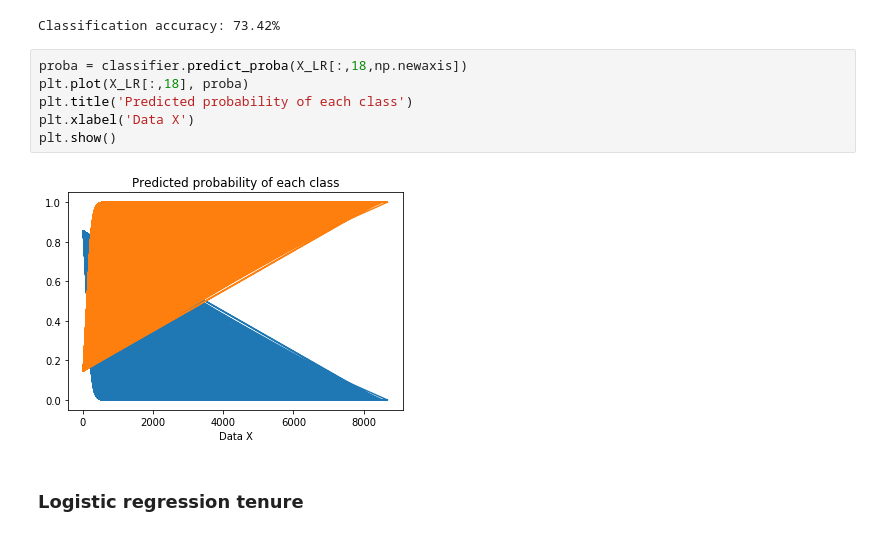
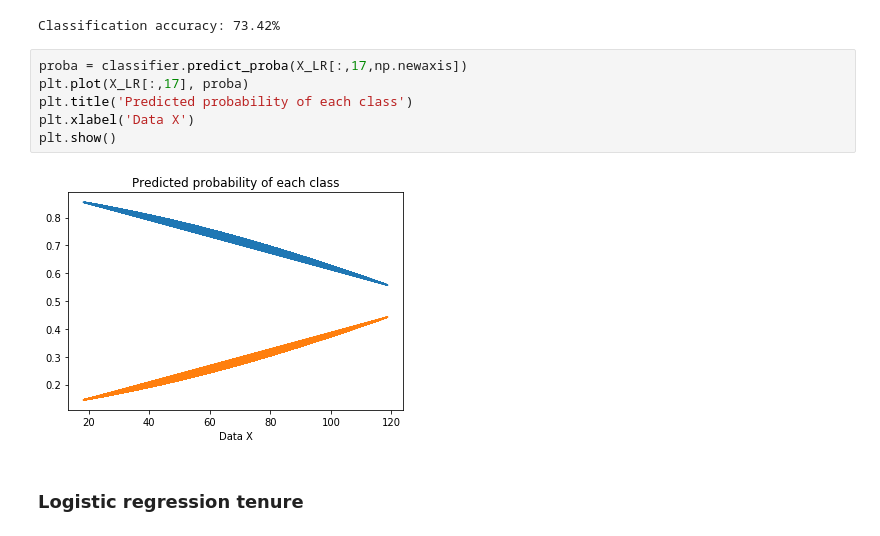
Before and after one commit to Mgallese97/Data-Science-in-Practice, a Jupyter notebook: Probelm Set 2/Problem Set 2.ipynb, the cells around one changed output. Drawn from its saved outputs; the diff is of its cells as text.

```diff
--- a/Probelm Set 2/Problem Set 2.ipynb
+++ b/Probelm Set 2/Problem Set 2.ipynb
@@ -58,13 +58,13 @@ print('Classification accuracy: {:.2f}%'.format(accuracy * 100))
 # %% [output]
 Classification accuracy: 73.42%
 # %%
-proba = classifier.predict_proba(X_LR[:,18,np.newaxis])
-plt.plot(X_LR[:,18], proba)
+proba = classifier.predict_proba(X_LR[:,17,np.newaxis])
+plt.plot(X_LR[:,17], proba)
 plt.title('Predicted probability of each class')
 plt.xlabel('Data X')
 plt.show()
 # %% [output]
-[figure, old version]
+[figure, new version]
 # %% [markdown]
 ### Logistic regression tenure
 # %%
```
Also changed, not shown: parts of 4 cells of this notebook.
